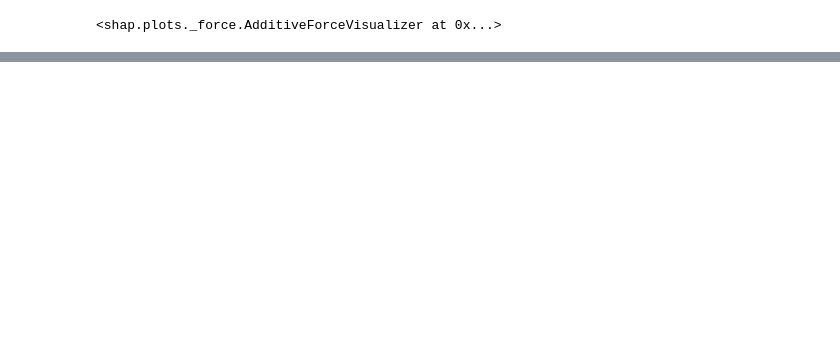
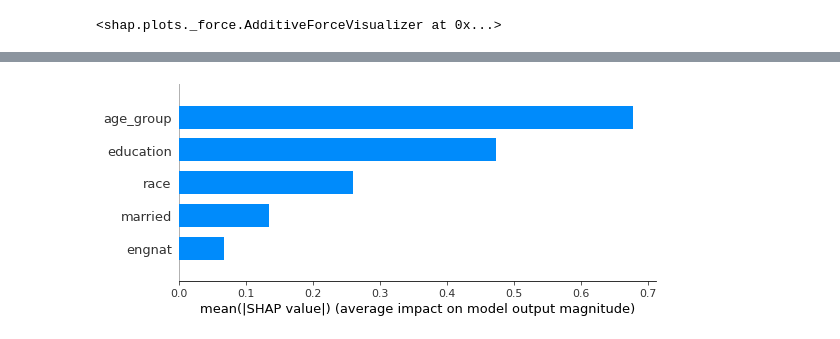
Before and after one commit to Alice1304/Section2_project, a Jupyter notebook: 0726_fin.ipynb, the cells around one changed output, grey strips where cells are left out. Cells and saved outputs as stored; diff of their text form; code cells hidden in the pictures; blank space fills up the shorter version.

```diff
--- a/0726_fin.ipynb
+++ b/0726_fin.ipynb
@@ -768,0 +781,4 @@ shap.force_plot(
+# %%
+shap.summary_plot(shap_values, X_test_selected.iloc[:300], plot_type="bar")
+# %% [output]
+[figure, added]
```
Also changed, not shown: parts of 2 cells of this notebook.
